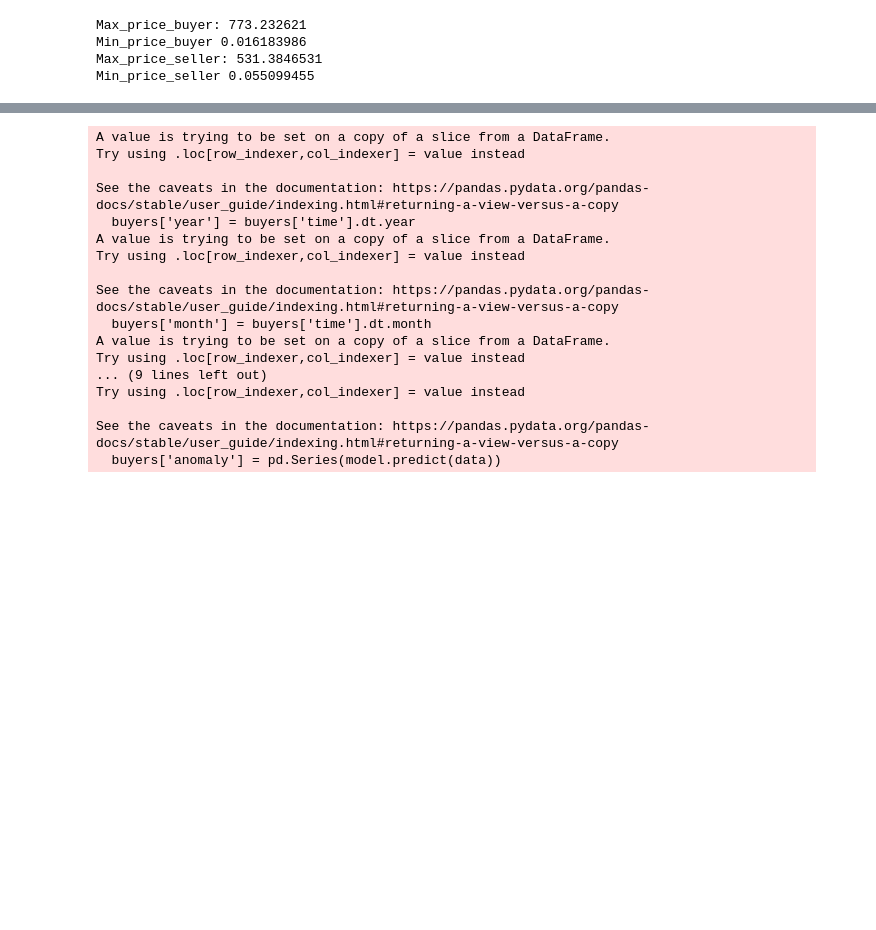
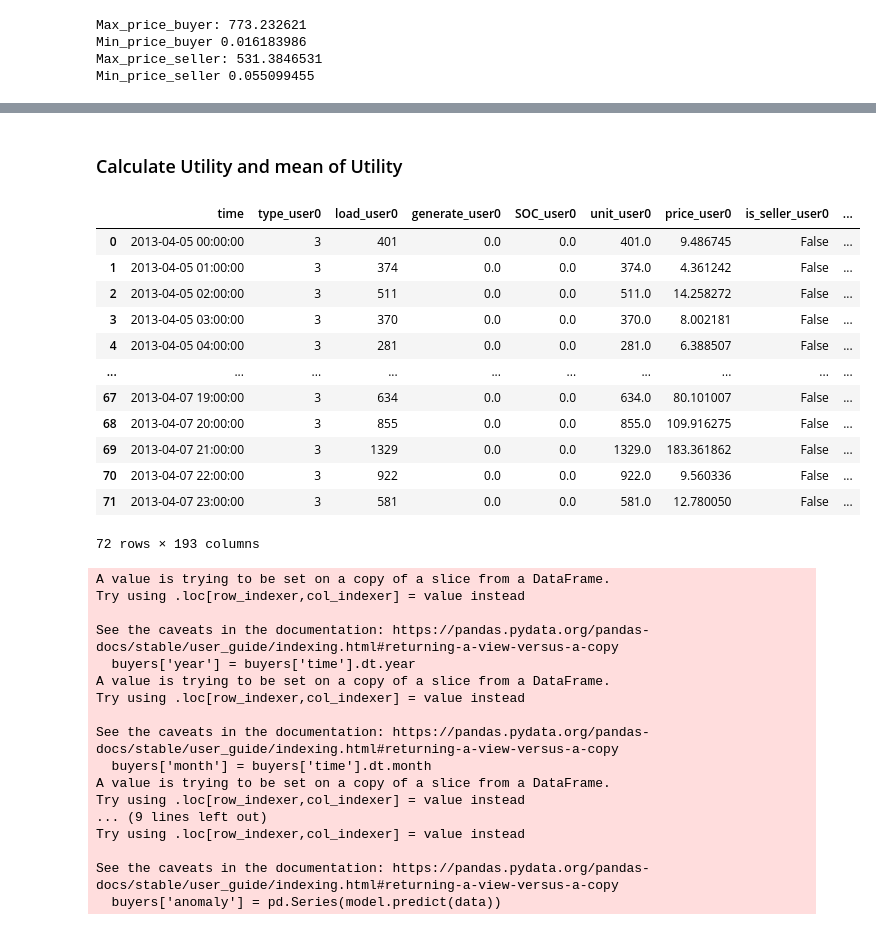
Before and after one commit to erfanara/pymarket-ng, a Jupyter notebook: test.ipynb, the cells around one changed output, grey strips where cells are left out. Saved outputs shown, nothing was run; the diff lists cells and outputs as text; code cells hidden in the pictures; blank space fills up the shorter version.

```diff
--- a/test.ipynb
+++ b/test.ipynb
@@ -119,0 +131,7 @@ Min_price_seller 0.055099455
+# %%
+# df_time = pd.DataFrame()
+time_values = {}
+df['time'] = pd.to_datetime(df['time'])
+# for column in df_time.columns:
+df['Time_Extract'] = df['time'].dt.time
+# df['Time_Extract'].value_counts()
@@ -120,3 +156,23 @@ Min_price_seller 0.055099455
+# %% [markdown]
+### Calculate Utility and mean of Utility
+# %%
+df['utility'] = full_df['Price'].reset_index(drop=True)
+# mean_utility = df.groupby('Time_Extract')['utility'].mean().reset_index()
+df
+# %% [output]
+|  | time | type_user0 | load_user0 | generate_user0 | SOC_user0 | unit_user0 | price_user0 | is_seller_user0 | ... |
+| 0 | 2013-04-05 00:00:00 | 3 | 401 | 0.0 | 0.0 | 401.0 | 9.486745 | False | ... |
+| 1 | 2013-04-05 01:00:00 | 3 | 374 | 0.0 | 0.0 | 374.0 | 4.361242 | False | ... |
+| 2 | 2013-04-05 02:00:00 | 3 | 511 | 0.0 | 0.0 | 511.0 | 14.258272 | False | ... |
+| 3 | 2013-04-05 03:00:00 | 3 | 370 | 0.0 | 0.0 | 370.0 | 8.002181 | False | ... |
+| 4 | 2013-04-05 04:00:00 | 3 | 281 | 0.0 | 0.0 | 281.0 | 6.388507 | False | ... |
+| ... | ... | ... | ... | ... | ... | ... | ... | ... | ... |
+| 67 | 2013-04-07 19:00:00 | 3 | 634 | 0.0 | 0.0 | 634.0 | 80.101007 | False | ... |
+| 68 | 2013-04-07 20:00:00 | 3 | 855 | 0.0 | 0.0 | 855.0 | 109.916275 | False | ... |
+| 69 | 2013-04-07 21:00:00 | 3 | 1329 | 0.0 | 0.0 | 1329.0 | 183.361862 | False | ... |
+| 70 | 2013-04-07 22:00:00 | 3 | 922 | 0.0 | 0.0 | 922.0 | 9.560336 | False | ... |
+| 71 | 2013-04-07 23:00:00 | 3 | 581 | 0.0 | 0.0 | 581.0 | 12.780050 | False | ... |
+72 rows × 193 columns
 # %%
 from sklearn.preprocessing import StandardScaler
 from sklearn.svm import OneClassSVM
```
Also changed, not shown: parts of 9 cells of this notebook.
